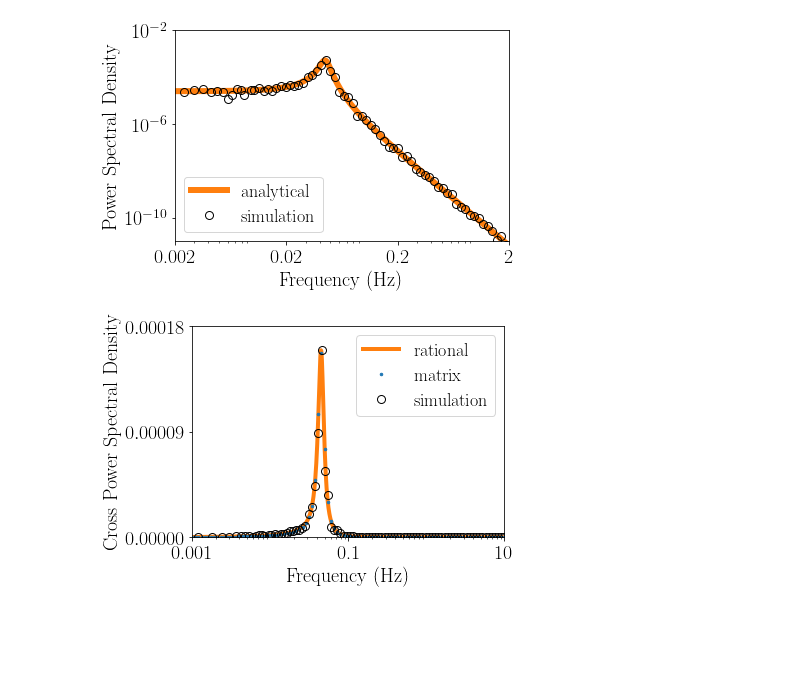
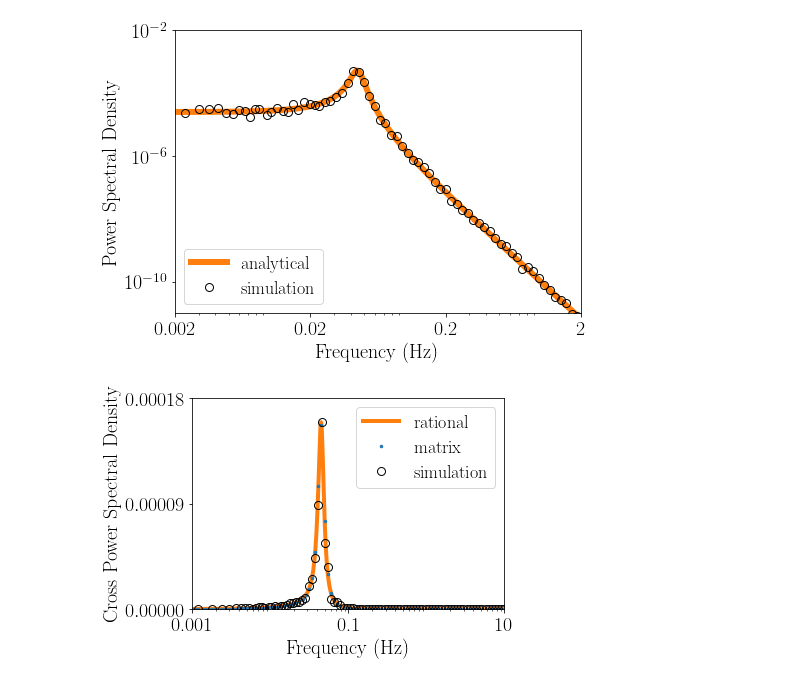
Before and after one commit to martiniani-lab/spectre, a Jupyter notebook: examples/FHN_plots.ipynb, the cells around one changed output. Drawn from its saved outputs; the diff is of its cells as text; code cells hidden in the pictures; blank space fills up the shorter version.

```diff
--- a/examples/FHN_plots.ipynb
+++ b/examples/FHN_plots.ipynb
@@ -107,31 +107,31 @@ psd_sim, f = sim_sol.simulation_spectrum(
 """Formula spectrum"""
 f_psd = model.psd_v(freq_rat)
 # %%
-plt.figure(2)
+plt.figure(2, figsize=(7, 5))
 idx_closest = torch.unique(torch.abs(f[1:, None] - freq_mat).argmin(axis=0)) + 1
 plt.loglog(freq_rat, f_psd, label="analytical", linewidth=6, color="C1")
 plt.loglog(
     f[idx_closest],
     psd_sim[idx_closest],
     label="simulation",
     linewidth=0,
     marker="o",
     markersize=8,
     markerfacecolor="none",
     color="k",
 )
 plt.legend(fontsize=18, loc="lower left")
 plt.xlabel("Frequency (Hz)", fontsize=20)
 plt.ylabel("Power Spectral Density", fontsize=20)
 plt.xticks([0.002, 0.02, 0.2, 2], ["0.002", "0.02", "0.2", "2"], fontsize=20)
 plt.yticks([1e-10, 1e-6, 1e-2], fontsize=20)
 plt.xlim([0.002, 2])
 plt.ylim([1e-11, 1e-2])
 plt.tight_layout()
 plt.savefig(fileloc + "psd_fhn_formula.svg", format="svg", dpi=1200)
 plt.show()
 # %% [output]
-[figure, old version]
+[figure, new version]
 # %%
 """Find cross-spectra of v and w using different schemes"""
 
```
Also changed, not shown: parts of 1 cell of this notebook, 7 other files.
